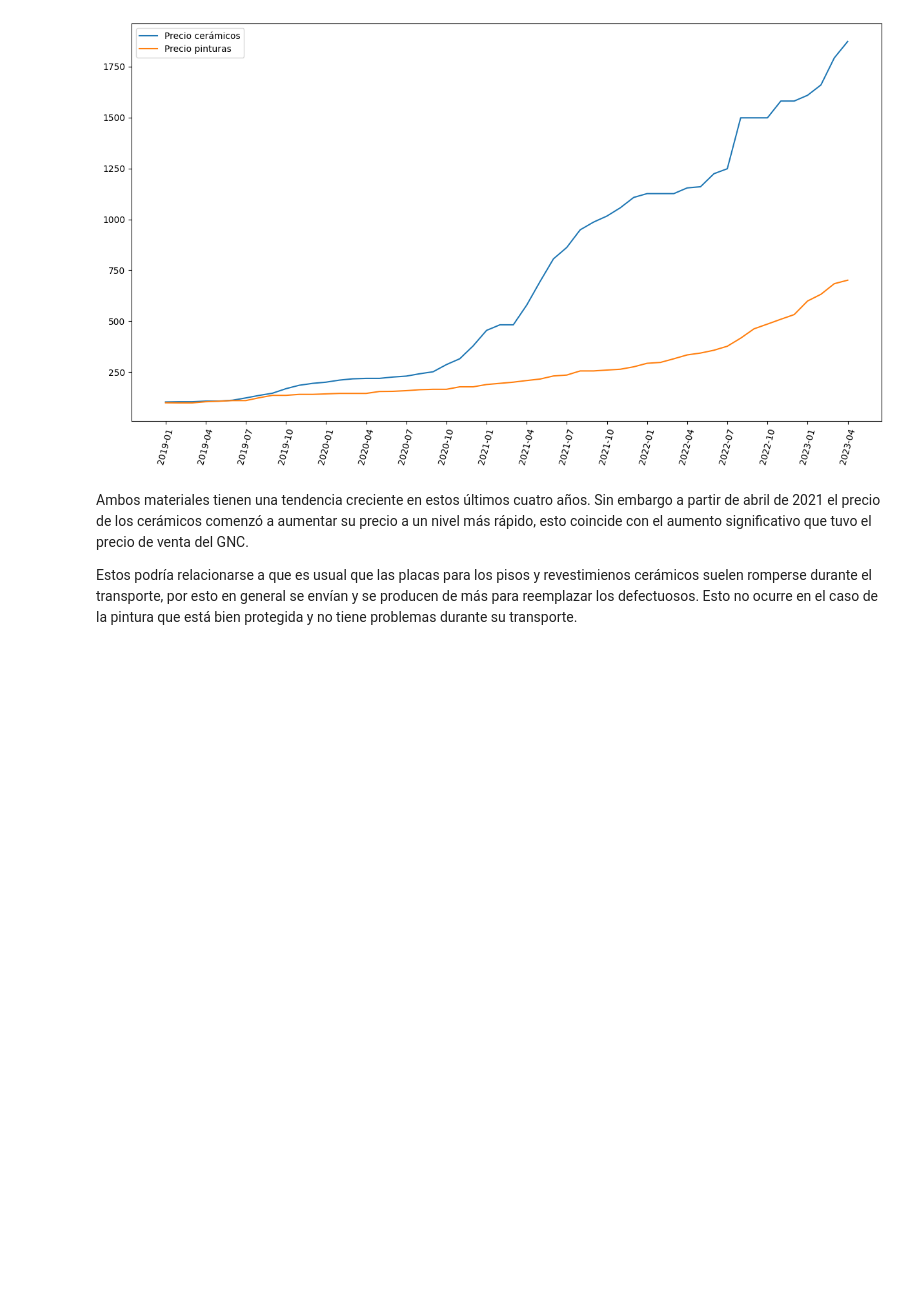
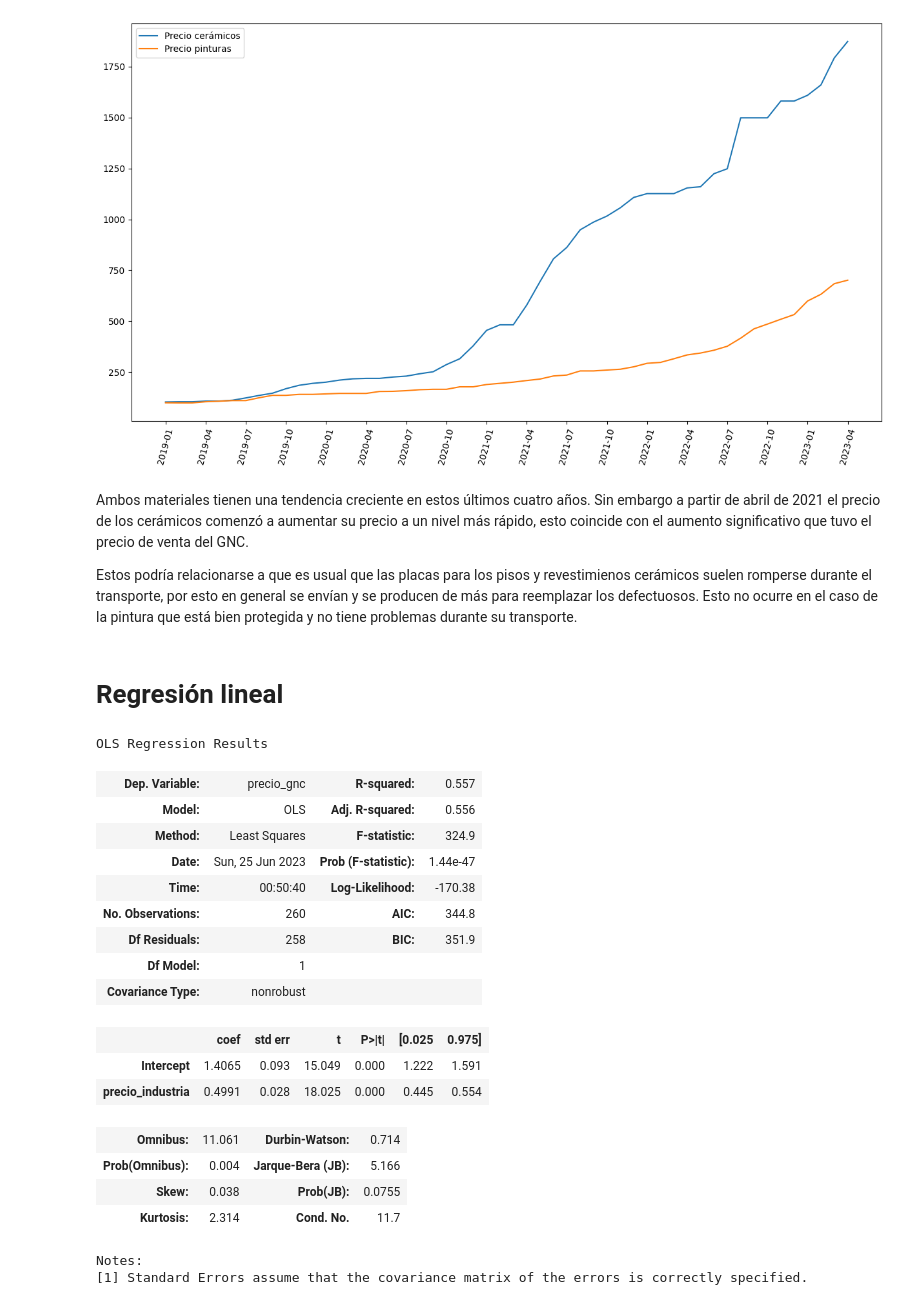
Before and after one commit to Isaiasgaray/fundamentos_final, a Jupyter notebook: TP_Final.ipynb, the cells around one changed output. Cells and saved outputs as stored; diff of their text form; code cells hidden in the pictures; blank space fills up the shorter version.

```diff
--- a/TP_Final.ipynb
+++ b/TP_Final.ipynb
@@ -237,3 +240,5 @@ plt.legend()
 Ambos materiales tienen una tendencia creciente en estos últimos cuatro años. Sin embargo a partir de abril de 2021 el precio de los cerámicos comenzó a aumentar su precio a un nivel más rápido, esto coincide con el aumento significativo que tuvo el precio de venta del GNC.
 
 Estos podría relacionarse a que es usual que las placas para los pisos y revestimienos cerámicos suelen romperse durante el transporte, por esto en general se envían y se producen de más para reemplazar los defectuosos. Esto no ocurre en el caso de la pintura que está bien protegida y no tiene problemas durante su transporte.
+# %% [markdown]
+# Regresión lineal
@@ -239,0 +248,22 @@ Estos podría relacionarse a que es usual que las placas para los pisos y revest
+# %%
+res_cuencas.summary()
+# %% [output]
+OLS Regression Results
+| Dep. Variable: | precio_gnc | R-squared: | 0.557 |
+| Model: | OLS | Adj. R-squared: | 0.556 |
+| Method: | Least Squares | F-statistic: | 324.9 |
+| Date: | Sun, 25 Jun 2023 | Prob (F-statistic): | 1.44e-47 |
+| Time: | 00:50:40 | Log-Likelihood: | -170.38 |
+| No. Observations: | 260 | AIC: | 344.8 |
+| Df Residuals: | 258 | BIC: | 351.9 |
+| Df Model: | 1 |  |  |
+| Covariance Type: | nonrobust |  |  |
+|  | coef | std err | t | P>|t| | [0.025 | 0.975] |
+| Intercept | 1.4065 | 0.093 | 15.049 | 0.000 | 1.222 | 1.591 |
+| precio_industria | 0.4991 | 0.028 | 18.025 | 0.000 | 0.445 | 0.554 |
+| Omnibus: | 11.061 | Durbin-Watson: | 0.714 |
+| Prob(Omnibus): | 0.004 | Jarque-Bera (JB): | 5.166 |
+| Skew: | 0.038 | Prob(JB): | 0.0755 |
+| Kurtosis: | 2.314 | Cond. No. | 11.7 |
+Notes:
+[1] Standard Errors assume that the covariance matrix of the errors is correctly specified.
```
Also changed, not shown: parts of 13 cells of this notebook.
